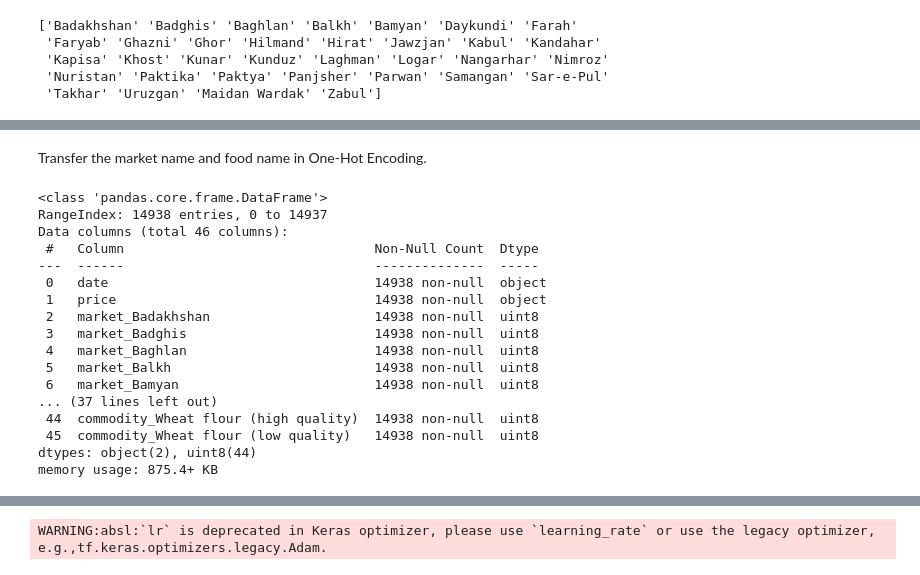
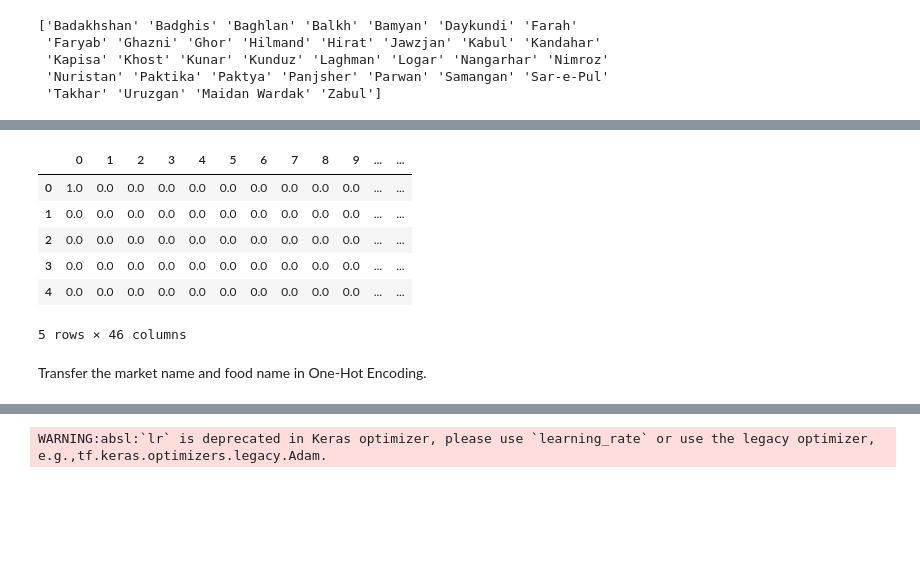
Before and after one commit to TimiUU/wine, a Jupyter notebook: food_feature_pipeline.ipynb, the cells around one changed output, grey strips where cells are left out. Saved outputs shown, nothing was run; the diff lists cells and outputs as text; code cells hidden in the pictures; blank space fills up the shorter version.

```diff
--- a/food_feature_pipeline.ipynb
+++ b/food_feature_pipeline.ipynb
@@ -43,3 +43,9 @@ print(unique_values)
  'Kapisa' 'Khost' 'Kunar' 'Kunduz' 'Laghman' 'Logar' 'Nangarhar' 'Nimroz'
  'Nuristan' 'Paktika' 'Paktya' 'Panjsher' 'Parwan' 'Samangan' 'Sar-e-Pul'
  'Takhar' 'Uruzgan' 'Maidan Wardak' 'Zabul']
+# %%
+from sklearn.preprocessing import MinMaxScaler, OneHotEncoder
+
+df['date'] = pd.to_datetime(df['date'])
+df.sort_values('date', inplace=True)
+df.info()
@@ -45,0 +64,5 @@ print(unique_values)
+# %%
+df['year'] = df['date'].dt.year
+df['month'] = df['date'].dt.month
+df['day'] = df['date'].dt.day
+df.head()
@@ -45,0 +76,4 @@ print(unique_values)
+# %%
+df= df.drop(['date'], axis=1)
+df['date_as_integer'] = df['year'] * 10000 + df['month'] * 100 + df['day']
+df.head()
@@ -46,23 +99,22 @@ print(unique_values)
+# %%
+encoder = OneHotEncoder()
+encoded_data = encoder.fit_transform(df[['market', 'commodity']])
+
+scaler = MinMaxScaler()
+df['price'] = scaler.fit_transform(df[['price']])
+df_date = df.copy()
+df_date['date_as_integer'] = (df['date_as_integer']-20200000)/100000
+
+encoded_df = pd.concat([pd.DataFrame(encoded_data.toarray()), df_date['date_as_integer'], df['price']], axis=1)
+
+encoded_df.head()
+# %% [output]
+|  | 0 | 1 | 2 | 3 | 4 | 5 | 6 | 7 | 8 | 9 | ... | ... |
+| 0 | 1.0 | 0.0 | 0.0 | 0.0 | 0.0 | 0.0 | 0.0 | 0.0 | 0.0 | 0.0 | ... | ... |
+| 1 | 0.0 | 0.0 | 0.0 | 0.0 | 0.0 | 0.0 | 0.0 | 0.0 | 0.0 | 0.0 | ... | ... |
+| 2 | 0.0 | 0.0 | 0.0 | 0.0 | 0.0 | 0.0 | 0.0 | 0.0 | 0.0 | 0.0 | ... | ... |
+| 3 | 0.0 | 0.0 | 0.0 | 0.0 | 0.0 | 0.0 | 0.0 | 0.0 | 0.0 | 0.0 | ... | ... |
+| 4 | 0.0 | 0.0 | 0.0 | 0.0 | 0.0 | 0.0 | 0.0 | 0.0 | 0.0 | 0.0 | ... | ... |
+5 rows × 46 columns
 # %% [markdown]
 Transfer the market name and food name in One-Hot Encoding.
-# %%
-df_encoded = pd.get_dummies(df, columns=['market', 'commodity'])
-df_encoded.info()
-# %% [output]
-<class 'pandas.core.frame.DataFrame'>
-RangeIndex: 14938 entries, 0 to 14937
-Data columns (total 46 columns):
- #   Column                                Non-Null Count  Dtype
----  ------                                --------------  -----
- 0   date                                  14938 non-null  object
- 1   price                                 14938 non-null  object
- 2   market_Badakhshan                     14938 non-null  uint8
- 3   market_Badghis                        14938 non-null  uint8
- 4   market_Baghlan                        14938 non-null  uint8
- 5   market_Balkh                          14938 non-null  uint8
- 6   market_Bamyan                         14938 non-null  uint8
-... (37 lines left out)
- 44  commodity_Wheat flour (high quality)  14938 non-null  uint8
- 45  commodity_Wheat flour (low quality)   14938 non-null  uint8
-dtypes: object(2), uint8(44)
-memory usage: 875.4+ KB
```
Also changed, not shown: parts of 24 cells of this notebook.
